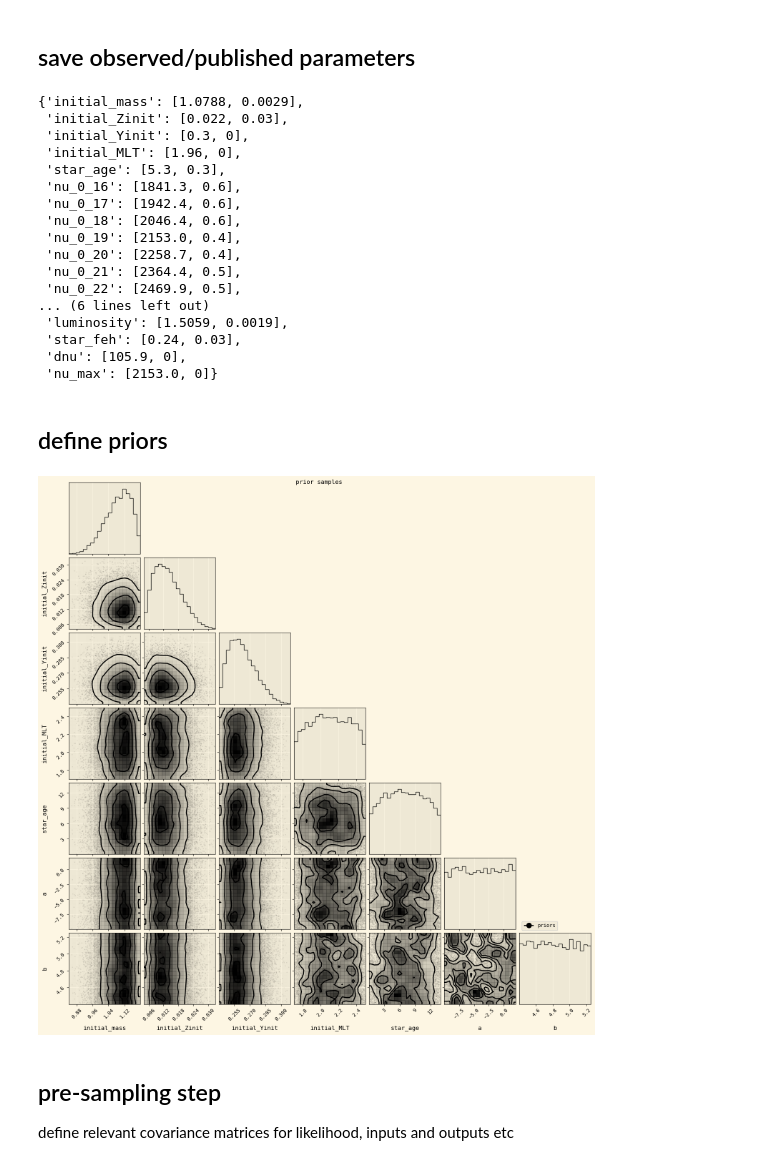
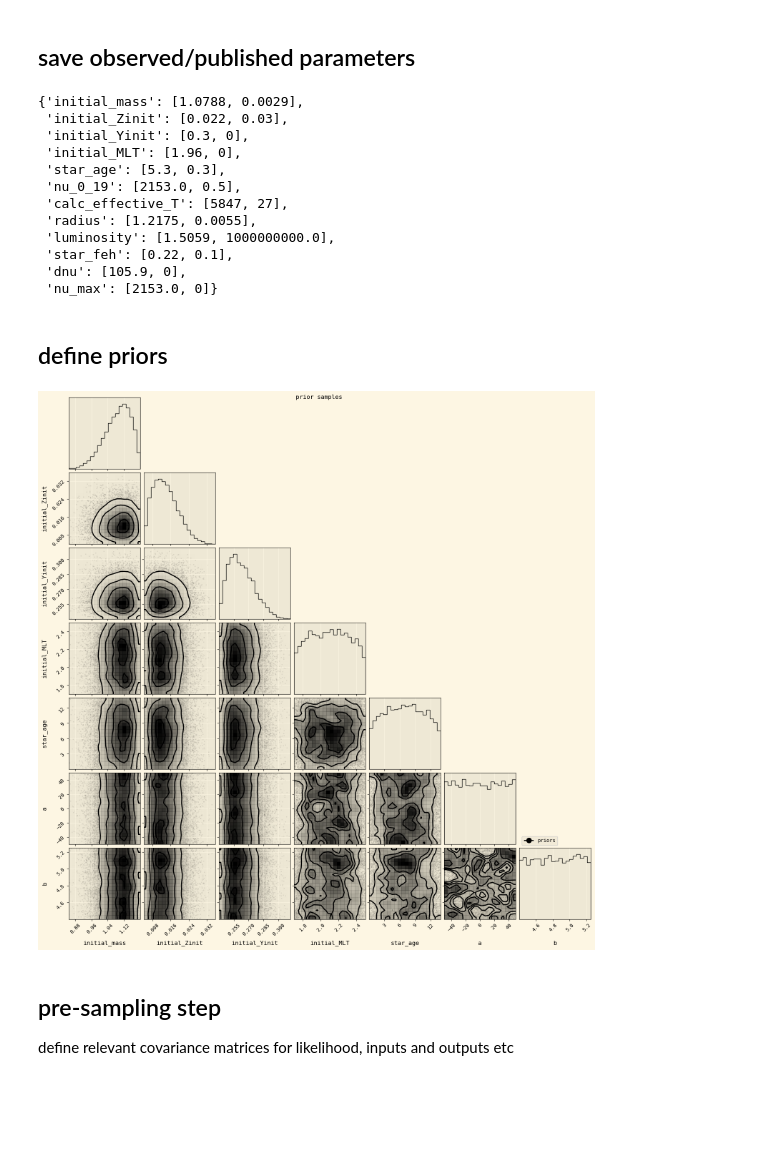
Before and after one commit to ojscutt/ultranest-pitchfork, a Jupyter notebook: ACenA.ipynb, the cells around one changed output. Cells and saved outputs as stored; diff of their text form; code cells hidden in the pictures; blank space fills up the shorter version.

```diff
--- a/ACenA.ipynb
+++ b/ACenA.ipynb
@@ -101,23 +101,23 @@ star_dict['initial_Yinit']= [0.3,0] #dubious
 star_dict['initial_MLT']= [1.96, 0] #3
 star_dict['star_age']=[5.3, 0.3] #3
 
-star_dict['nu_0_16']= [1841.3, 0.6]
-star_dict['nu_0_17']= [1942.4, 0.6]
-star_dict['nu_0_18']= [2046.4, 0.6]
-star_dict['nu_0_19']= [2153.0, 0.4]
-star_dict['nu_0_20']= [2258.7, 0.4]
-star_dict['nu_0_21']= [2364.4, 0.5]
-star_dict['nu_0_22']= [2469.9, 0.5]
-star_dict['nu_0_23']= [2575.2, 0.6]
-star_dict['nu_0_24']= [2682.1, 0.5]
-star_dict['nu_0_25']= [2682.1 + 105.9, 1000]#
-star_dict['nu_0_26']= [2895.4, 0.5]
+# star_dict['nu_0_16']= [1841.3, 0.6]
+# star_dict['nu_0_17']= [1942.4, 0.6]
+# star_dict['nu_0_18']= [2046.4, 0.6]
+star_dict['nu_0_19']= [2153.0, 0.5]
+# star_dict['nu_0_20']= [2258.7, 0.4]
+# star_dict['nu_0_21']= [2364.4, 0.5]
+# star_dict['nu_0_22']= [2469.9, 0.5]
+# star_dict['nu_0_23']= [2575.2, 0.6]
+# star_dict['nu_0_24']= [2682.1, 0.5]
+# star_dict['nu_0_25']= [2682.1 + 105.9, 1000]#
+# star_dict['nu_0_26']= [2895.4, 0.5]
 
 
 star_dict['calc_effective_T']=[5847, 27] # mello
 star_dict['radius']= [1.2175, 0.0055] #1
-star_dict['luminosity']= [1.5059, 0.0019] #1
-star_dict['star_feh']=[0.24, 0.03] #2
+star_dict['luminosity']= [1.5059, 1e9] #0.0019] #1
+star_dict['star_feh']=[0.22, 0.1] #0.03] #2
 
 star_dict['dnu'] =[105.9,0]
 star_dict['nu_max'] = [2153.0, 0]
@@ -132,16 +132,11 @@ star_dict
  'initial_Yinit': [0.3, 0],
  'initial_MLT': [1.96, 0],
  'star_age': [5.3, 0.3],
- 'nu_0_16': [1841.3, 0.6],
- 'nu_0_17': [1942.4, 0.6],
- 'nu_0_18': [2046.4, 0.6],
- 'nu_0_19': [2153.0, 0.4],
- 'nu_0_20': [2258.7, 0.4],
- 'nu_0_21': [2364.4, 0.5],
- 'nu_0_22': [2469.9, 0.5],
-... (6 lines left out)
- 'luminosity': [1.5059, 0.0019],
- 'star_feh': [0.24, 0.03],
+ 'nu_0_19': [2153.0, 0.5],
+ 'calc_effective_T': [5847, 27],
+ 'radius': [1.2175, 0.0055],
+ 'luminosity': [1.5059, 1000000000.0],
+ 'star_feh': [0.22, 0.1],
  'dnu': [105.9, 0],
  'nu_max': [2153.0, 0]}
 # %% [markdown]
@@ -149,33 +144,33 @@ star_dict
 # %%
 labels = ['initial_mass', 'initial_Zinit', 'initial_Yinit', 'initial_MLT', 'star_age', 'a', 'b']
 
 mass_prior = prior_funcs.custom_beta_prior(0.8, 1.2, a=5, b=2)
 
 Zinit_prior = prior_funcs.custom_beta_prior(0.004, 0.038, a=2, b=5)
 
 Yinit_prior = prior_funcs.custom_beta_prior(0.24, 0.32, a=2, b=5)
 
 MLT_prior = prior_funcs.custom_beta_prior(1.7, 2.5, a=1.2, b=1.2)
 
 age_prior = prior_funcs.custom_beta_prior(0.03, 14, a=1.2, b=1.2)
 
-a_prior = prior_funcs.custom_uniform_prior(-10, 2)
+a_prior = prior_funcs.custom_uniform_prior(-50, 50) # prior_funcs.custom_uniform_prior(-10, 2)
 
 b_prior = prior_funcs.custom_uniform_prior(4.4, 5.25)
 
 priors = [mass_prior, Zinit_prior, Yinit_prior, MLT_prior, age_prior, a_prior, b_prior]
 
 size = 10000
 plot_prior_samples = np.array([prior.rvs(size=size) for prior in priors])
 legend_labels = []
 corner_color = 'black'
 corner.corner(plot_prior_samples.T, labels = labels, color=corner_color, hist_kwargs={'density':True}, smooth=True);
 legend_labels = legend_labels + [Line2D([0], [0], marker='o', color =corner_color, markerfacecolor = corner_color, markersize=10, label='priors')]
 plt.suptitle('prior samples')
 plt.legend(handles=legend_labels, bbox_to_anchor=(0., 1.0, 1., .0), loc=0)
 plt.show()
 # %% [output]
-[figure, old version]
+[figure, new version]
 # %% [markdown]
 ## pre-sampling step
 define relevant covariance matrices for likelihood, inputs and outputs etc
```
Also changed, not shown: parts of 4 cells of this notebook, 6 other files.
